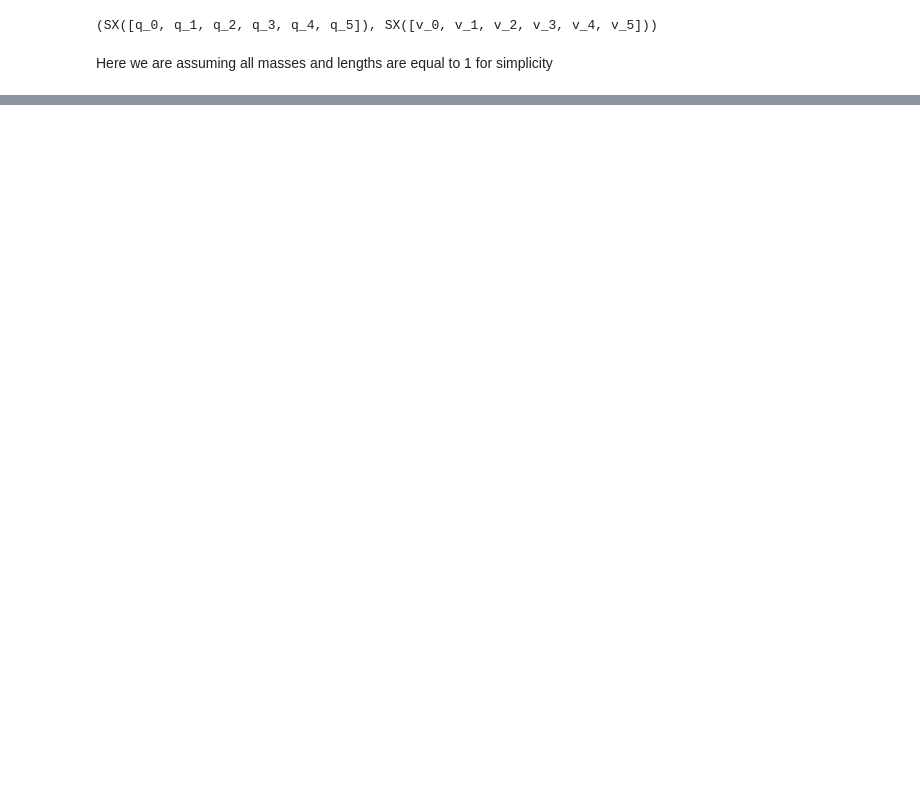
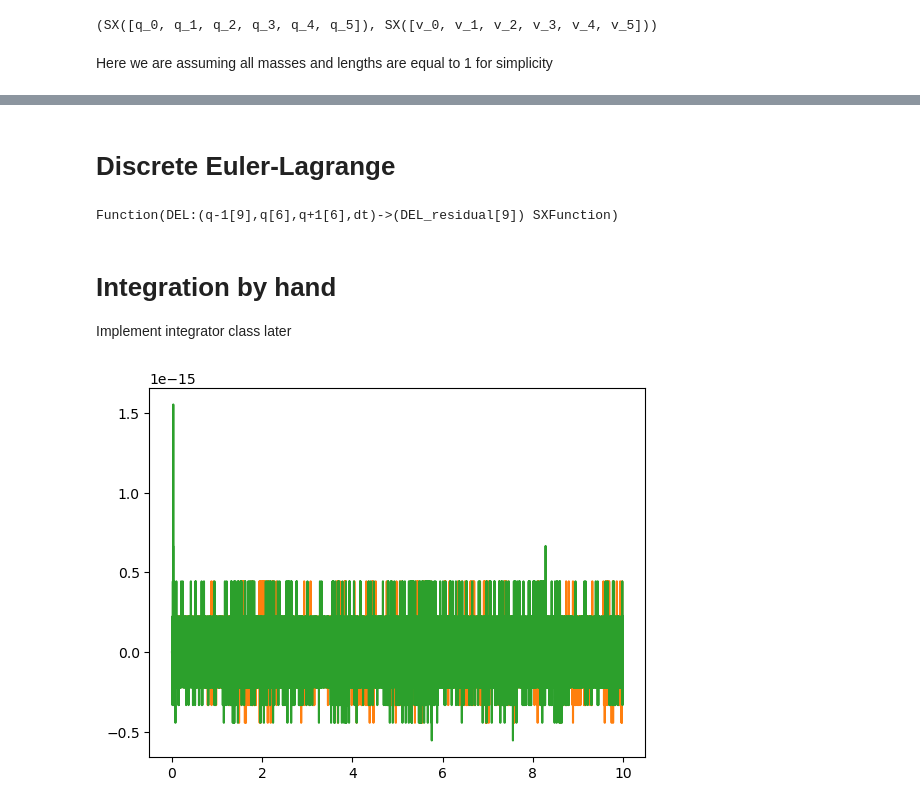
Before and after one commit to simeon-ned/varitop, a Jupyter notebook: examples/00_variational_integration.ipynb, the cells around one changed output, grey strips where cells are left out. Drawn from its saved outputs; the diff is of its cells as text; code cells hidden in the pictures; blank space fills up the shorter version.

Commit message:
feat: del integration

```diff
--- a/examples/00_variational_integration.ipynb
+++ b/examples/00_variational_integration.ipynb
@@ -36,13 +43,24 @@ potential_energy = cs.Function("U", [q], [9.81 * (q[1] + q[3] + q[5])])
 total_energy = cs.Function("H", [q, v], [kinetic_energy(v) + potential_energy(q)])
 lagrangian = cs.Function("L", [q, v], [kinetic_energy(v) - potential_energy(q)])
 # %%
-phi0 = cs.Function("phi0", [q], [q[0]])
+phi0 = cs.Function("phi0", [q], [q[1]])
 phi1 = cs.Function("phi1", [q], [(q[0] - q[2]) ** 2 + (q[1] - q[3]) ** 2 - 1])
 phi2 = cs.Function("phi2", [q], [(q[2] - q[4]) ** 2 + (q[3] - q[5]) ** 2 - 1])
 # %%
 problem.add_constraint("=", phi0)
 problem.add_constraint("=", phi1)
 problem.add_constraint("=", phi2)
+# %%
+q_0 = np.array(
+    [
+        0,
+        0,
+        0,
+        1,
+        -1 * np.sin(np.pi / 3),
+        1 * np.cos(np.pi / 3) + 1,
+    ]
+)
 # %%
 problem.set_continuous_lagrangian(lagrangian)
 discrete_lagrangian = problem.get_discrete_lagrangian()
@@ -52,0 +67,44 @@ Function(DEL:(q-1[6],q[6],q+1[6],dt)->(DEL_residual[6]) SXFunction)
+# %% [markdown]
+# Discrete Euler-Lagrange
+# %%
+del_constraint = problem.get_del_residual()
+del_constraint
+# %% [output]
+Function(DEL:(q-1[9],q[6],q+1[6],dt)->(DEL_residual[9]) SXFunction)
+# %% [markdown]
+# Integration by hand
+
+Implement integrator class later
+# %%
+rf = cs.rootfinder("rf", "fast_newton", del_constraint)
+# %%
+steps = 10000
+t0 = 0
+tf = 10
+tspan = [t0, tf]
+ts = np.linspace(t0, tf, steps)
+dt = (tspan[1] - tspan[0]) / steps
+
+q = np.zeros((steps, 6))
+lambdas = np.zeros((steps, 3))
+phis = np.zeros((steps, 3))
+K = np.zeros(steps)
+U = np.zeros(steps)
+E = np.zeros(steps)
+q[0, :] = q_0
+q[1, :] = q_0
+
+for i in tqdm(range(2, steps)):
+    next_step = rf([*q[i - 1, :], *lambdas[i - 1, :]], q[i - 1, :], q[i - 2, :], dt)
+    next_step = np.array(next_step)
+    q[i, :] = next_step[:6].ravel()
+    lambdas[i, :] = next_step[6:].ravel()
+    phis[i, :] = np.array([phi(q[i, :]) for phi in [phi0, phi1, phi2]]).ravel()
+    K[i] = kinetic_energy((q[i, :] - q[i - 1, :]) / dt)
+    U[i] = potential_energy(q[i, :])
+    E[i] = total_energy(q[i, :], (q[i, :] - q[i - 1, :]) / dt)
+# %%
+plt.plot(ts, phis)
+plt.show()
+# %% [output]
+[figure, added]
```
Also changed, not shown: parts of 6 cells of this notebook.
